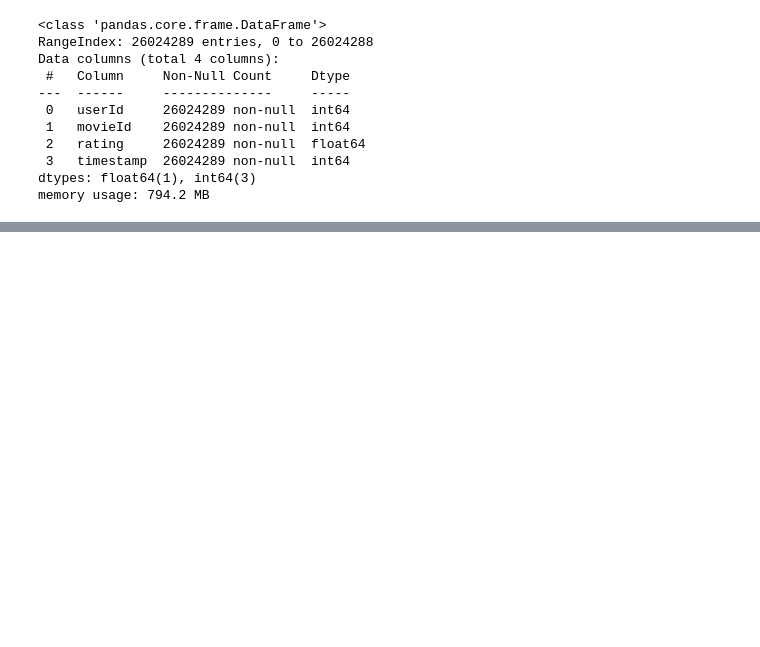
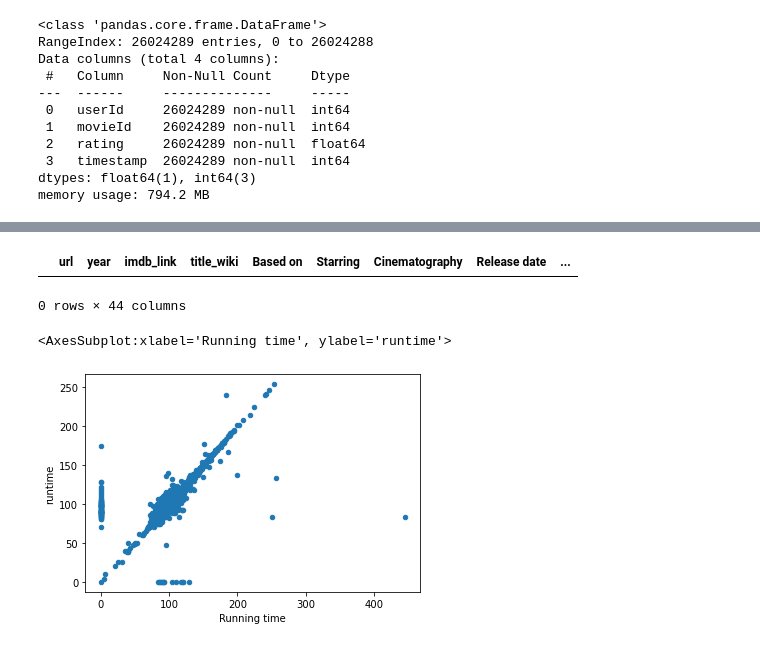
Before and after one commit to asliwinski23/Movies-ETL, a Jupyter notebook: Data Exploration.ipynb, the cells around one changed output, grey strips where cells are left out. Drawn from its saved outputs; the diff is of its cells as text; code cells hidden in the pictures; blank space fills up the shorter version.

Commit message:
merged rating and movies_df

```diff
--- a/Data Exploration.ipynb
+++ b/Data Exploration.ipynb
@@ -704,0 +707,4 @@ Name: rating, dtype: float64
+# %%
+# merge the wiki and movies_metadata tables
+movies_df = pd.merge(wiki_movies_df, movies_metadata, on='imdb_id', suffixes=['_wiki','_kaggle'])
+movies_df.columns.tolist()
@@ -704,0 +757,12 @@ Name: rating, dtype: float64
+# %%
+# Show any rows where title_kaggle is empty
+movies_df[(movies_df['title_kaggle'] == '') | (movies_df['title_kaggle'].isnull())]
+# %% [output]
+|  | url | year | imdb_link | title_wiki | Based on | Starring | Cinematography | Release date | ... |
+0 rows × 44 columns
+# %%
+# compare runtime data
+movies_df.fillna(0).plot(x='Running time', y='runtime', kind='scatter')
+# %% [output]
+<AxesSubplot:xlabel='Running time', ylabel='runtime'>
+[figure, added]
```
Also changed, not shown: parts of 30 cells of this notebook.
